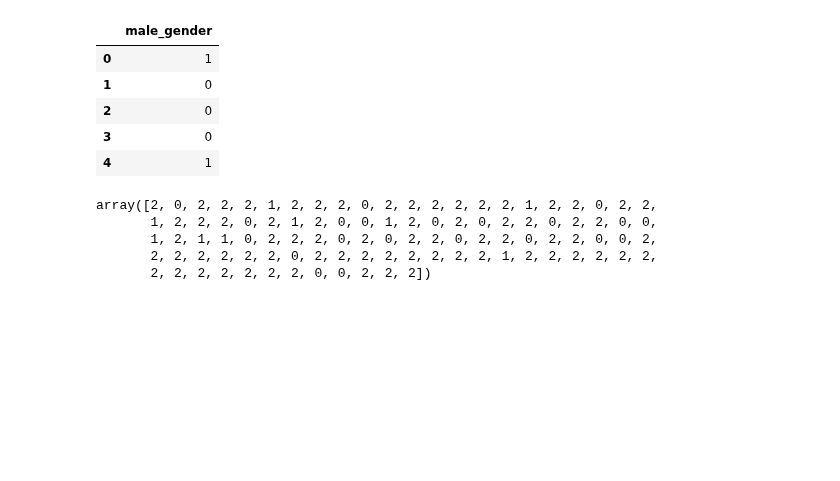
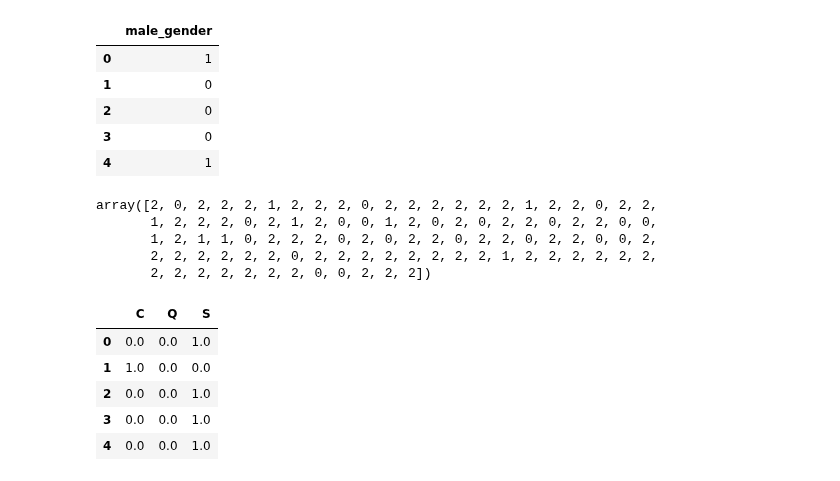
Before and after one commit to MaryWagura/python_for_data_science_machine_learning_part2, a Jupyter notebook: notebooks/02_03_b.ipynb, the cells around one changed output. Saved outputs shown, nothing was run; the diff lists cells and outputs as text; code cells hidden in the pictures; blank space fills up the shorter version.

Commit message:
logistic regression- re-encode variable, preprocessing

```diff
--- a/notebooks/02_03_b.ipynb
+++ b/notebooks/02_03_b.ipynb
@@ -260,6 +260,16 @@ array([2, 0, 2, 2, 2, 1, 2, 2, 2, 0, 2, 2, 2, 2, 2, 2, 1, 2, 2, 0, 2, 2,
        2, 2, 2, 2, 2, 2, 0, 2, 2, 2, 2, 2, 2, 2, 2, 1, 2, 2, 2, 2, 2, 2,
        2, 2, 2, 2, 2, 2, 2, 0, 0, 2, 2, 2])
 # %%
-from sklearn import OneHotEncoder
+from sklearn.preprocessing import OneHotEncoder
 binary_encoder = OneHotEncoder(categories='auto')
 embarked_1hot = binary_encoder.fit_transform(embarked_encoded.reshape(-1,1))
+embarked_1hot_matrix = embarked_1hot.toarray()
+embarked_df = pd.DataFrame(embarked_1hot_matrix, columns=['C', 'Q', 'S'])
+embarked_df.head()
+# %% [output]
+|  | C | Q | S |
+| 0 | 0.0 | 0.0 | 1.0 |
+| 1 | 1.0 | 0.0 | 0.0 |
+| 2 | 0.0 | 0.0 | 1.0 |
+| 3 | 0.0 | 0.0 | 1.0 |
+| 4 | 0.0 | 0.0 | 1.0 |
```
